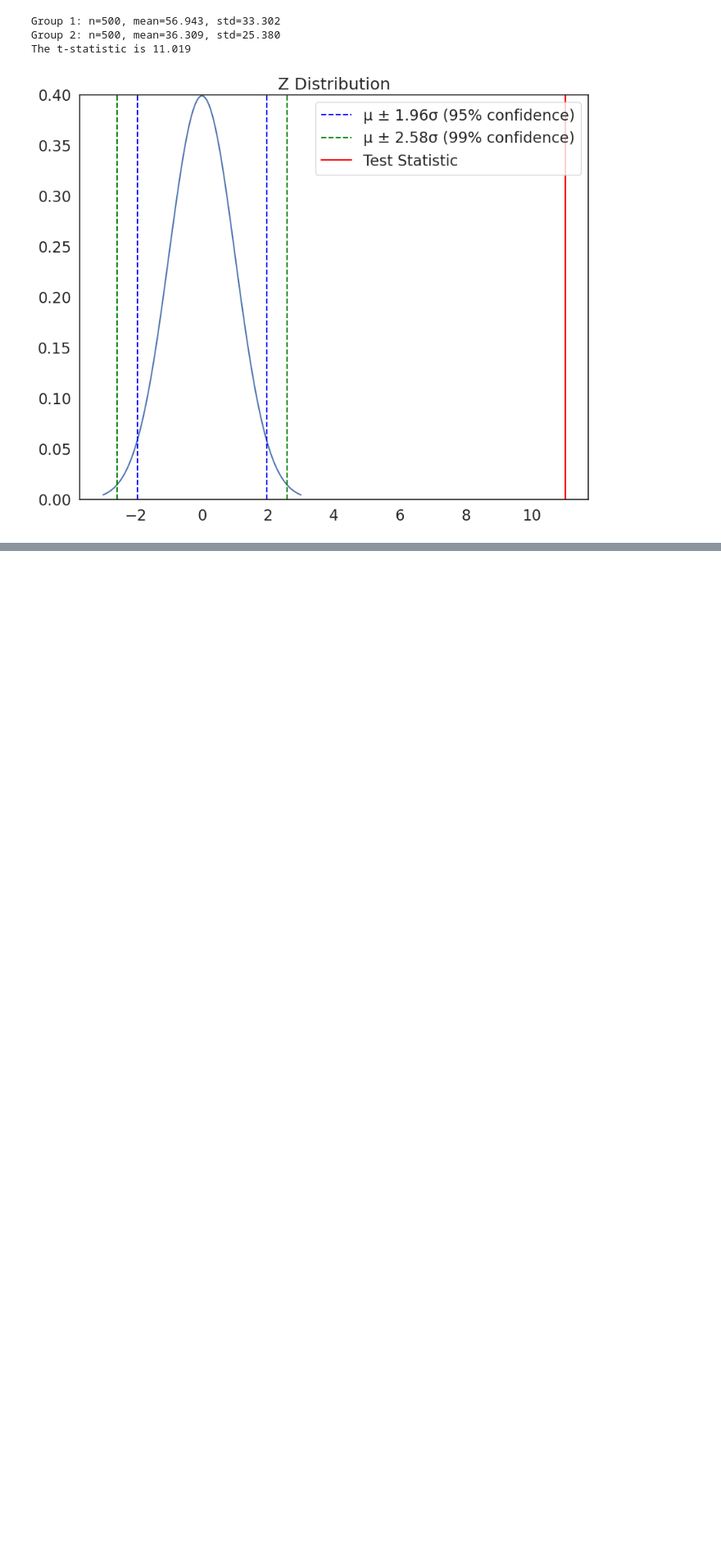
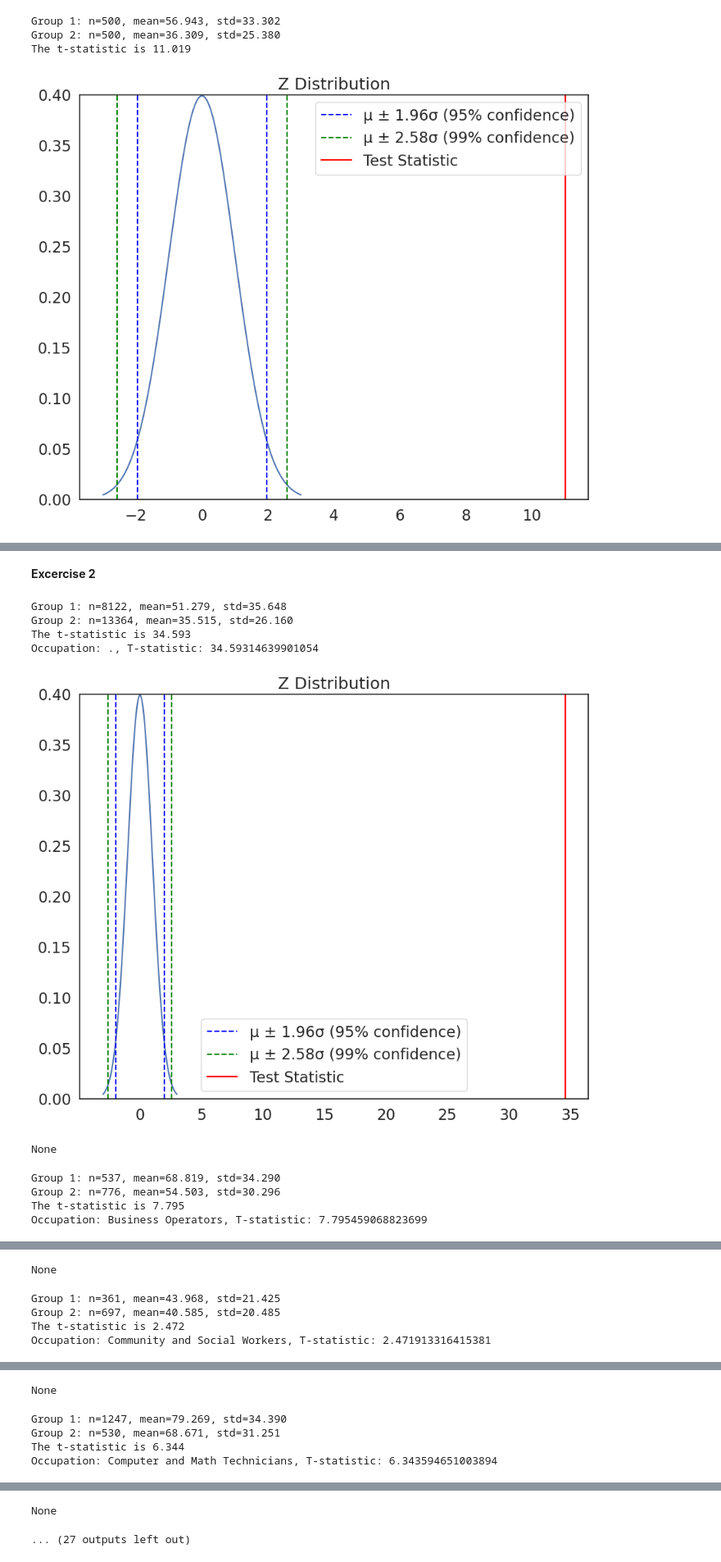
Before and after one commit to biancagallarati/QM2, a Jupyter notebook: notebooks/W06. Hypothesis Testing.ipynb, the cells around one changed output, grey strips where cells are left out. Shown at 82% size. Saved outputs shown, nothing was run; the diff lists cells and outputs as text; code cells hidden in the pictures; blank space fills up the shorter version.

```diff
--- a/notebooks/W06. Hypothesis Testing.ipynb
+++ b/notebooks/W06. Hypothesis Testing.ipynb
@@ -340,0 +345,24 @@ test statistic line falls outside dotted lines, thus there is significant differ
+# %% [markdown]
+**Excercise 2**
+# %%
+occupation_groups = df.groupby(['occupation', 'sex'])['income'].apply(list).reset_index()
+# %%
+for occupation in occupation_groups['occupation'].unique():
+    men_income = occupation_groups[(occupation_groups['occupation'] == occupation) & (occupation_groups['sex'] == 1)]['income'].iloc[0]
+    women_income = occupation_groups[(occupation_groups['occupation'] == occupation) & (occupation_groups['sex'] == 2)]['income'].iloc[0]
+
+    if len(men_income) > 1 and len(women_income) > 1:  # Check for sufficient data
+        t_stat = manual_ttest(pd.Series(men_income), pd.Series(women_income))
+        print(f"Occupation: {occupation}, T-statistic: {t_stat}")
+        display(plot_z(t_stat))
+# %% [output]
+Group 1: n=8122, mean=51.279, std=35.648
+Group 2: n=13364, mean=35.515, std=26.160
+The t-statistic is 34.593
+Occupation: ., T-statistic: 34.59314639901054
+[figure, added]
+None
+Group 1: n=537, mean=68.819, std=34.290
+Group 2: n=776, mean=54.503, std=30.296
+The t-statistic is 7.795
+Occupation: Business Operators, T-statistic: 7.795459068823699
@@ -340,0 +370,5 @@ test statistic line falls outside dotted lines, thus there is significant differ
+None
+Group 1: n=361, mean=43.968, std=21.425
+Group 2: n=697, mean=40.585, std=20.485
+The t-statistic is 2.472
+Occupation: Community and Social Workers, T-statistic: 2.471913316415381
@@ -340,0 +376,5 @@ test statistic line falls outside dotted lines, thus there is significant differ
+None
+Group 1: n=1247, mean=79.269, std=34.390
+Group 2: n=530, mean=68.671, std=31.251
+The t-statistic is 6.344
+Occupation: Computer and Math Technicians, T-statistic: 6.343594651003894
@@ -340,0 +382,2 @@ test statistic line falls outside dotted lines, thus there is significant differ
+None
+... (27 outputs left out)
```
Also changed, not shown: parts of 5 cells of this notebook.
